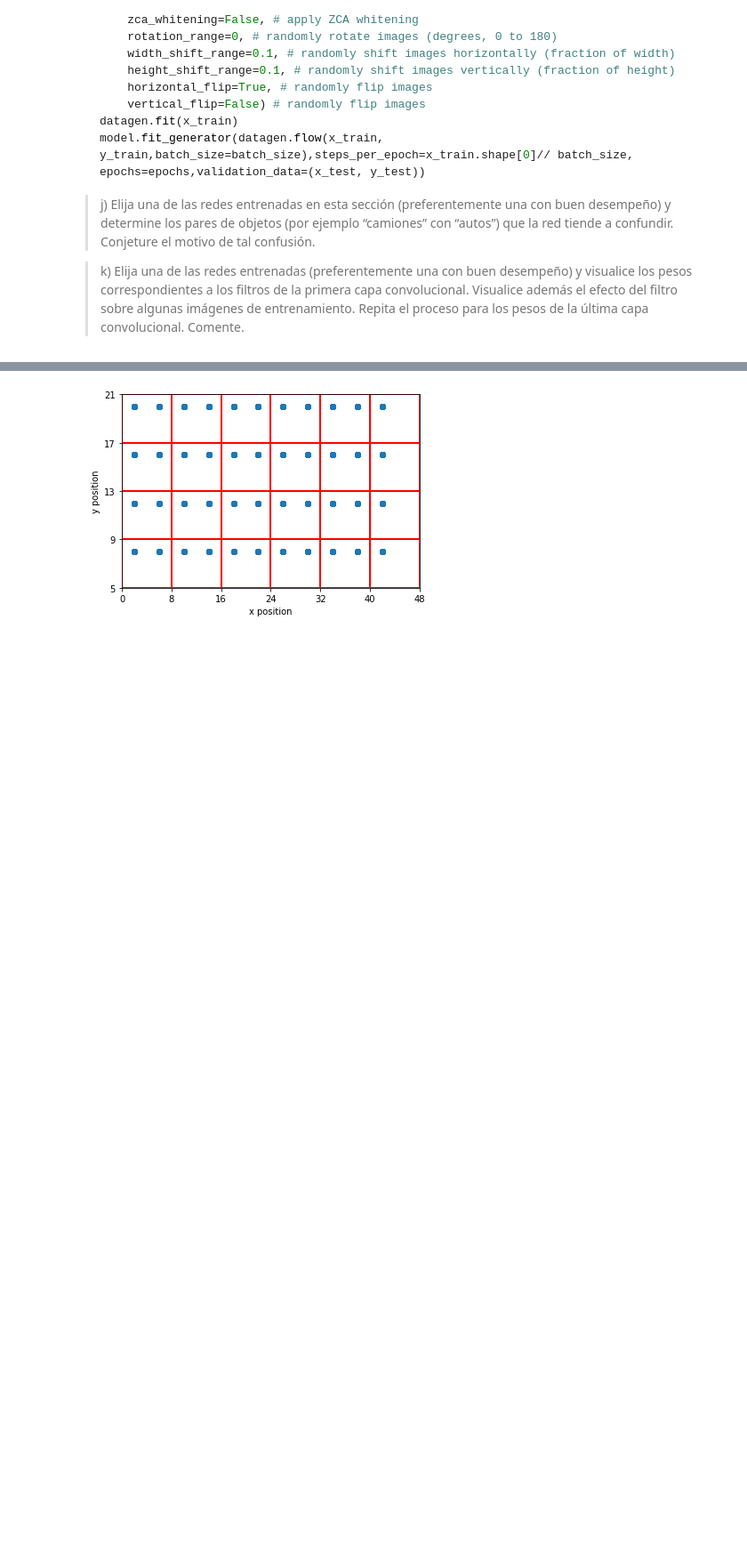
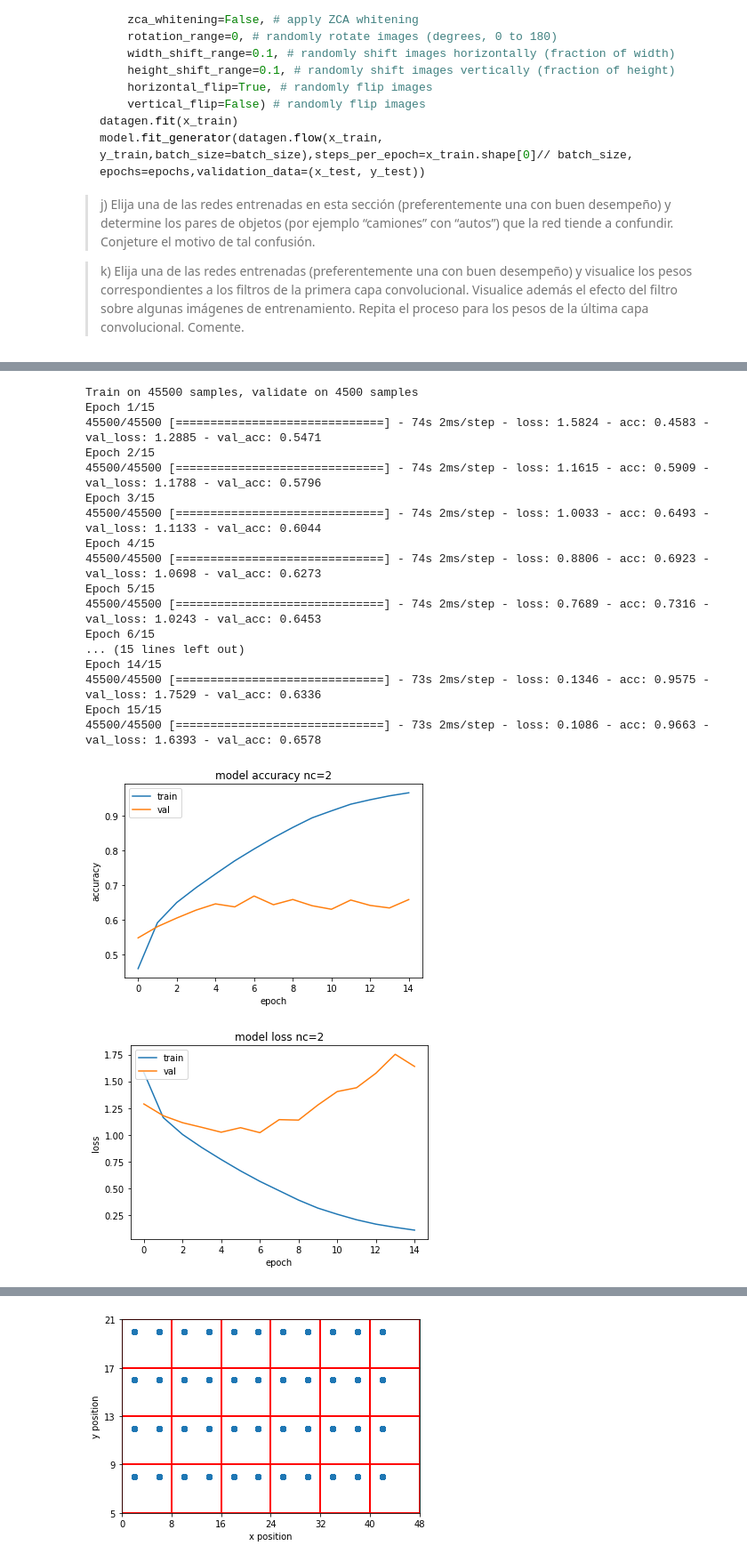
Before and after one commit to AlfredoAlfi/NNTarea1, a Jupyter notebook: Enunciado-T1.ipynb, the cells around one changed output, grey strips where cells are left out. Shown at 89% size. Cells and saved outputs as stored; diff of their text form; code cells hidden in the pictures; blank space fills up the shorter version.

```diff
--- a/Enunciado-T1.ipynb
+++ b/Enunciado-T1.ipynb
@@ -1340,8 +1410,0 @@ model.fit(x_train, y_train,batch_size=batch_size,epochs=epochs, validation_data=
-# %%
-#e
-
-from keras.optimizers import SGD, rmsprop
-opt = rmsprop(lr=0.001, decay=1e-6)
-#Usar el modelo hecho en C
-model.compile( ... )
-model.fit(x_train, y_train,batch_size=batch_size,epochs=epochs, validation_data=(x_test, y_test),shuffle=True)
@@ -1347,0 +1494,68 @@ model.fit(x_train, y_train,batch_size=batch_size,epochs=epochs, validation_data=
+# %%
+#f
+import matplotlib.pyplot as plt
+import numpy
+%matplotlib inline
+from keras.optimizers import SGD, rmsprop
+from keras.optimizers import SGD, rmsprop
+from keras.callbacks import LearningRateScheduler
+import math
+def step_decay(epoch):
+    initial_lrate = 0.001
+    lrate = initial_lrate * math.pow(0.5, math.floor((1+epoch)/5))
+    lrate = max(lrate,0.00001)
+    return lrate
+
+batch_size = 75
+epochs = 15
+#Shallow network
+ncs = [2,3,4]
+for nc in ncs:
+    opt = rmsprop()
+    model = Sequential()
+    model.add(Conv2D(64, (nc, nc), padding='same', input_shape=x_train.shape[1:]))
+    model.add(Activation('relu'))
+    model.add(MaxPooling2D(pool_size=(2, 2)))
+    model.add(Flatten())
+    model.add(Dense(512))
+    model.add(Activation('relu'))
+    model.add(Dense(10))
+    model.add(Activation('softmax'))
+    model.compile(optimizer=opt,loss="categorical_crossentropy", metrics=["accuracy"])
+    historyf = model.fit(x_train, y_train,epochs=epochs,batch_size=batch_size, validation_data=(x_val, y_val),shuffle=True)
+    # summarize history for accuracy
+    plt.plot(historyf.history['acc'])
+    plt.plot(historyf.history['val_acc'])
+    plt.title('model accuracy nc='+str(nc))
+    plt.ylabel('accuracy')
+    plt.xlabel('epoch')
+    plt.legend(['train', 'val'], loc='upper left')
+    plt.show()
+    # summarize history for loss
+    plt.plot(historyf.history['loss'])
+    plt.plot(historyf.history['val_loss'])
+    plt.title('model loss nc='+str(nc))
+    plt.ylabel('loss')
+    plt.xlabel('epoch')
+    plt.legend(['train', 'val'], loc='upper left')
+    plt.show()
+# %% [output]
+Train on 45500 samples, validate on 4500 samples
+Epoch 1/15
+45500/45500 [==============================] - 74s 2ms/step - loss: 1.5824 - acc: 0.4583 - val_loss: 1.2885 - val_acc: 0.5471
+Epoch 2/15
+45500/45500 [==============================] - 74s 2ms/step - loss: 1.1615 - acc: 0.5909 - val_loss: 1.1788 - val_acc: 0.5796
+Epoch 3/15
+45500/45500 [==============================] - 74s 2ms/step - loss: 1.0033 - acc: 0.6493 - val_loss: 1.1133 - val_acc: 0.6044
+Epoch 4/15
+45500/45500 [==============================] - 74s 2ms/step - loss: 0.8806 - acc: 0.6923 - val_loss: 1.0698 - val_acc: 0.6273
+Epoch 5/15
+45500/45500 [==============================] - 74s 2ms/step - loss: 0.7689 - acc: 0.7316 - val_loss: 1.0243 - val_acc: 0.6453
+Epoch 6/15
+... (15 lines left out)
+Epoch 14/15
+45500/45500 [==============================] - 73s 2ms/step - loss: 0.1346 - acc: 0.9575 - val_loss: 1.7529 - val_acc: 0.6336
+Epoch 15/15
+45500/45500 [==============================] - 73s 2ms/step - loss: 0.1086 - acc: 0.9663 - val_loss: 1.6393 - val_acc: 0.6578
+[figure, added]
+[figure, added]
```
Also changed, not shown: parts of 29 cells of this notebook, 4 other files.
